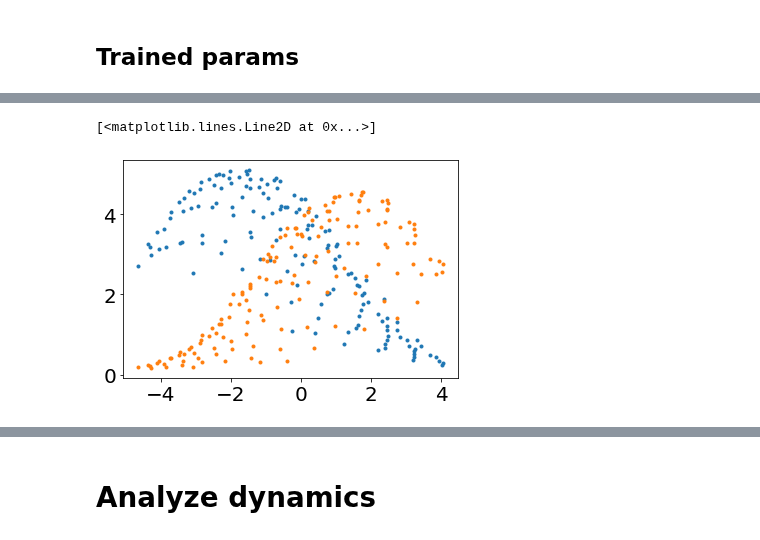
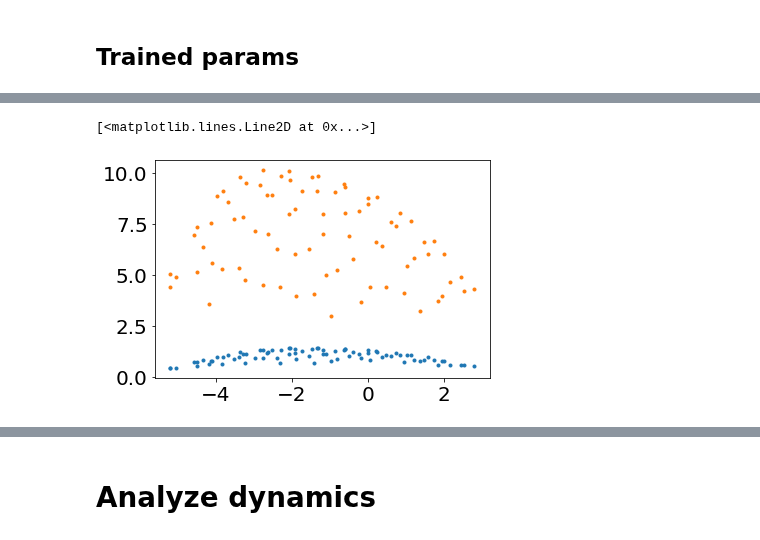
Before and after one commit to fmottes/jax-morph, a Jupyter notebook: Francesco/10 - Hidden state.ipynb, the cells around one changed output, grey strips where cells are left out. Cells and saved outputs as stored; diff of their text form; code cells hidden in the pictures.

Commit message:
hidden state kinda working

```diff
--- a/Francesco/10 - Hidden state.ipynb
+++ b/Francesco/10 - Hidden state.ipynb
@@ -397,18 +407,18 @@ params, train_params = div_init(istate, init_key)
 ### Secretion
 # %%
 #hidden neurons per layer
-SEC_HIDDEN = [256,128]
+SEC_HIDDEN = []
 
 
 #input fields to the network
 use_state_fields = CellState(position=      False,
                              celltype=      False,
                              radius=        False,
-                             chemical=      True,
-                             chemgrad=      True,
+                             chemical=      False,
+                             chemgrad=      False,
                              divrate=       False,
-                            #  regulation=    False,
-                            #  hidden_state=  True,
+                             #regulation=    False,
+                             hidden_state=      True,
                              key=           False
                             )
 
@@ -435,15 +445,16 @@ fstep = [
     # ENV CHANGES
     S_cell_division,
     S_grow_cells,
-    S_mech_morse_relax,
-    partial(S_ss_chemfield, sec_fn=sec_nn_apply, n_iter=1),
+    morse.S_mech_morse_relax,
+    #partial(S_mech_brownian, build_energy=morse.build_morse_energy, n_steps=int(1e3)),
+    partial(S_ss_chemfield, sec_fn=sec_nn_apply, n_iter=3),
 
     # SENSING
     #chemicals sensed directly
     S_chemical_gradients,
 
     # INTERNAL (HIDDEN) STATE
-    # partial(S_hidden_state, dhidden_fn=eqx.filter_jit(hid_nn_apply)),
+    partial(S_hidden_state, dhidden_fn=eqx.filter_jit(hid_nn_apply)),
 
     # POLICIES
     partial(S_set_divrate, divrate_fn=eqx.filter_jit(div_nn_apply))
@@ -513,7 +514,7 @@ def train(key,
           fspace,
           istate,
           params,
-          train_params
+          train_params,
           ):
 
     p, hp = eqx.partition(params, train_params)
@@ -585,11 +586,11 @@ def train(key,
 # %% [markdown]
 ## Run optimization
 # %%
-EPOCHS = 100
+EPOCHS = 50
 EPISODES_PER_UPDATE = 32
 EPISODES_PER_EVAL = 32
 
-LEARNING_RATE = 8e-3
+LEARNING_RATE = 1e-3
 
 
 ############## define loss parameters
@@ -607,7 +608,8 @@ key, train_key = split(key)
 
 loss_t, params_t, grads_t = train(train_key,
                                   EPOCHS,
-                                  EPISODES_PER_UPDATE, EPISODES_PER_EVAL,
+                                  EPISODES_PER_UPDATE,
+                                  EPISODES_PER_EVAL,
                                   LEARNING_RATE,
                                   rloss,
                                   sloss,
@@ -793,6 +857,6 @@ draw_circles_chem(fstate,1);
 # %%
-plt.plot(fstate.position[:,1], fstate.chemical[:,0], '.')
-plt.plot(fstate.position[:,1], fstate.chemical[:,1], '.')
+plt.plot(fstate.position[:,0], fstate.chemical[:,0], '.')
+plt.plot(fstate.position[:,0], fstate.chemical[:,1], '.')
 # %% [output]
 [<matplotlib.lines.Line2D at 0x...>]
-[figure, old version]
+[figure, new version]
```
Also changed, not shown: parts of 44 cells of this notebook, 1 other file.
